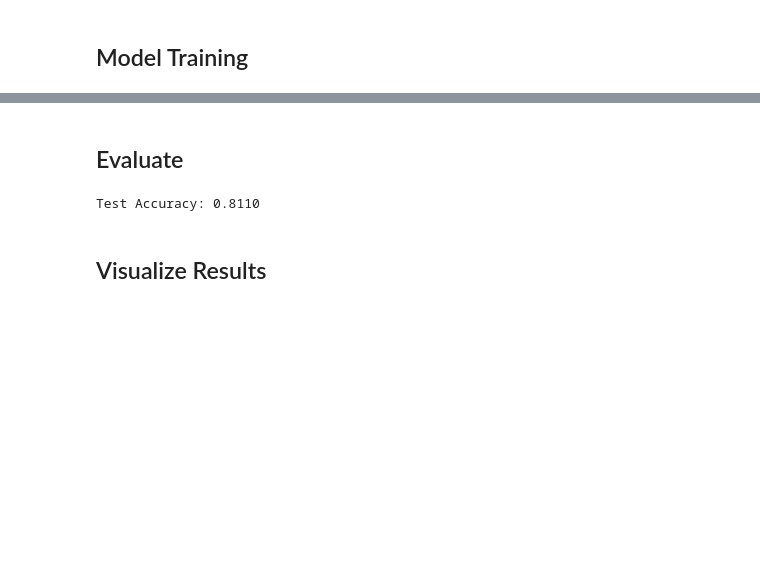
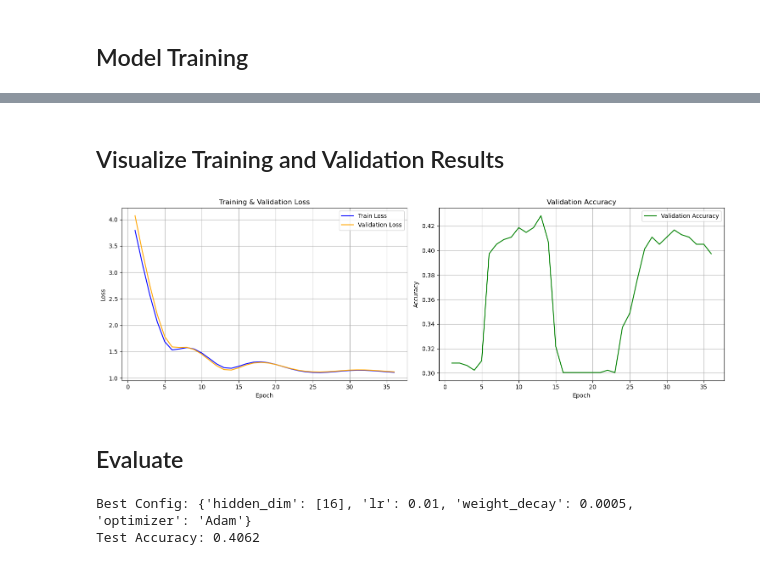
Before and after one commit to gentrylamb/dsan6400-final-project, a Jupyter notebook: code/GNN.ipynb, the cells around one changed output, grey strips where cells are left out. Drawn from its saved outputs; the diff is of its cells as text; code cells hidden in the pictures; blank space fills up the shorter version.

```diff
--- a/code/GNN.ipynb
+++ b/code/GNN.ipynb
@@ -30,0 +129,7 @@ Done!
+# %%
+scaler = StandardScaler()
+features_filtered = scaler.fit_transform(features_filtered)
+
+# Convert to torch tensors
+x = torch.tensor(features_filtered, dtype = torch.float)
+y = torch.tensor(labels_filtered, dtype = torch.long)
@@ -80,0 +333,13 @@ Epoch 180, Loss: 0.0113
+# %%
+# Retrain with best hyperparameters
+best_model, best_val_loss, train_losses, val_accuracies, val_losses = train_model(
+    data = data,
+    input_dim = data.num_node_features,
+    hidden_dim = best_config["hidden_dim"],
+    lr = best_config["lr"],
+    weight_decay = best_config["weight_decay"],
+    optimizer_type = best_config["optimizer"]
+)
+
+print(f"Best Model: {best_model}")
+print(f"Best Validation Loss: {best_val_loss:.4f}")
@@ -81,13 +355,44 @@ Epoch 180, Loss: 0.0113
+# %% [markdown]
+## Visualize Training and Validation Results
+# %%
+epochs = range(1, len(train_losses) + 1)
+
+plt.figure(figsize = (15, 5))
+
+# Subplot 1: Losses
+plt.subplot(1, 2, 1)
+plt.plot(epochs, train_losses, label = "Train Loss", color = "blue")
+plt.plot(epochs, val_losses, label = "Validation Loss", color = "orange")
+plt.xlabel("Epoch")
+plt.ylabel("Loss")
+plt.title("Training & Validation Loss")
+plt.grid(True)
+plt.legend()
+
+# Subplot 2: Validation Accuracy
+plt.subplot(1, 2, 2)
+plt.plot(epochs, val_accuracies, label = "Validation Accuracy", color = "green")
+plt.xlabel("Epoch")
+plt.ylabel("Accuracy")
+plt.title("Validation Accuracy")
+plt.grid(True)
+plt.legend()
+
+plt.tight_layout()
+plt.show()
+# %% [output]
+[figure, added]
 # %% [markdown]
 ## Evaluate
 # %%
-model.eval()
+# Evaluate best model on test set
+best_model.eval()
 with torch.no_grad():
-    pred = model(data).argmax(dim = 1)
+    pred = best_model(data).argmax(dim = 1)
     correct = (pred[data.test_mask] == data.y[data.test_mask]).sum()
     acc = int(correct) / int(data.test_mask.sum())
+    print(f"Best Config: {best_config}")
     print(f"Test Accuracy: {acc:.4f}")
 # %% [output]
-Test Accuracy: 0.8110
+Best Config: {'hidden_dim': [16], 'lr': 0.01, 'weight_decay': 0.0005, 'optimizer': 'Adam'}
+Test Accuracy: 0.4062
-# %% [markdown]
-## Visualize Results
```
Also changed, not shown: parts of 22 cells of this notebook, 1 other file.
